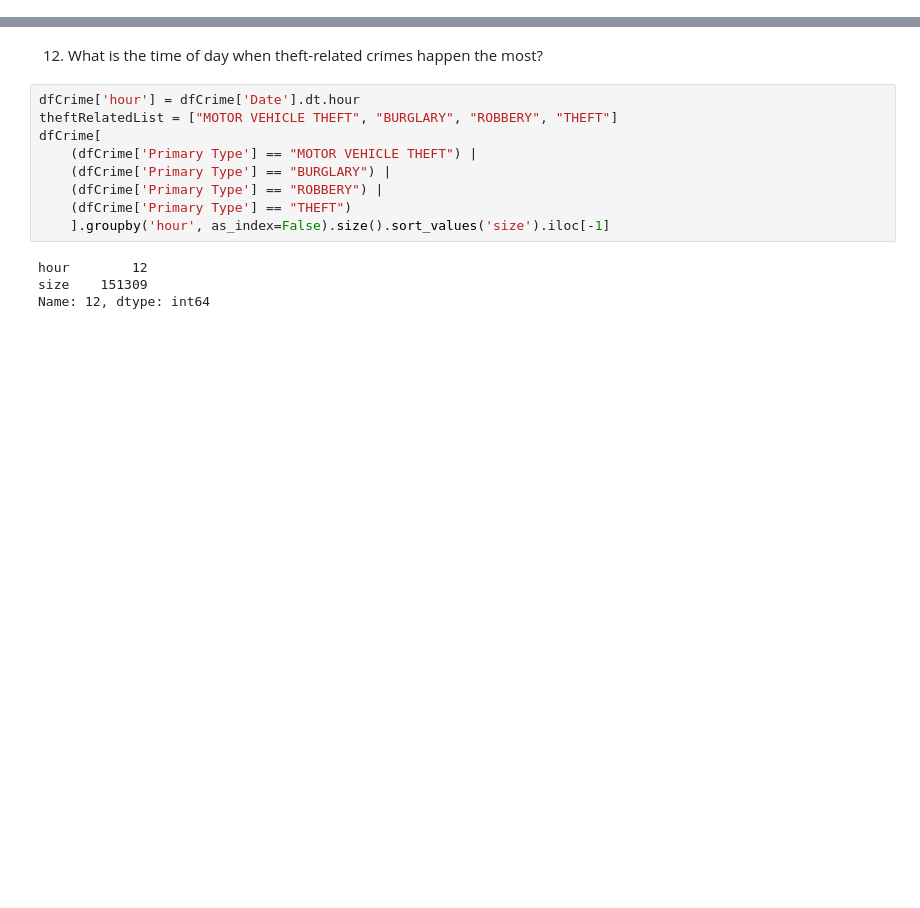
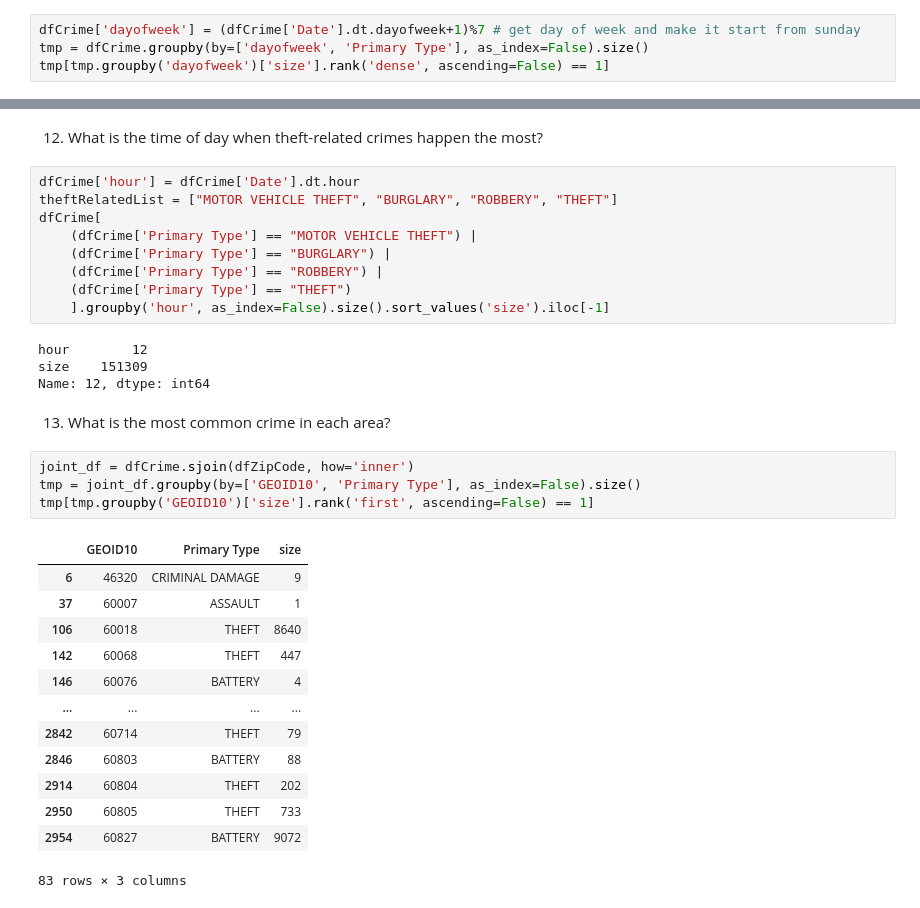
Before and after one commit to Mohammad1722/chicago-crimes_geospatial-analysis, a Jupyter notebook: notebooks/chicago_crimes.ipynb, the cells around one changed output, grey strips where cells are left out. Saved outputs shown, nothing was run; the diff lists cells and outputs as text; blank space fills up the shorter version.

```diff
--- a/notebooks/chicago_crimes.ipynb
+++ b/notebooks/chicago_crimes.ipynb
@@ -176,3 +240,7 @@ dfCrime[dfCrime['Domestic'] == 1].groupby(dfCrime['Date'].dt.dayofweek).size().s
 160171
 # %% [markdown]
 10. What is the most common crime in each day of week?
+# %%
+dfCrime['dayofweek'] = (dfCrime['Date'].dt.dayofweek+1)%7 # get day of week and make it start from sunday
+tmp = dfCrime.groupby(by=['dayofweek', 'Primary Type'], as_index=False).size()
+tmp[tmp.groupby('dayofweek')['size'].rank('dense', ascending=False) == 1]
@@ -200,3 +277,23 @@ dfCrime[
 hour        12
 size    151309
 Name: 12, dtype: int64
+# %% [markdown]
+13. What is the most common crime in each area?
+# %%
+joint_df = dfCrime.sjoin(dfZipCode, how='inner')
+tmp = joint_df.groupby(by=['GEOID10', 'Primary Type'], as_index=False).size()
+tmp[tmp.groupby('GEOID10')['size'].rank('first', ascending=False) == 1]
+# %% [output]
+|  | GEOID10 | Primary Type | size |
+| 6 | 46320 | CRIMINAL DAMAGE | 9 |
+| 37 | 60007 | ASSAULT | 1 |
+| 106 | 60018 | THEFT | 8640 |
+| 142 | 60068 | THEFT | 447 |
+| 146 | 60076 | BATTERY | 4 |
+| ... | ... | ... | ... |
+| 2842 | 60714 | THEFT | 79 |
+| 2846 | 60803 | BATTERY | 88 |
+| 2914 | 60804 | THEFT | 202 |
+| 2950 | 60805 | THEFT | 733 |
+| 2954 | 60827 | BATTERY | 9072 |
+83 rows × 3 columns
```
Also changed, not shown: parts of 9 cells of this notebook.
